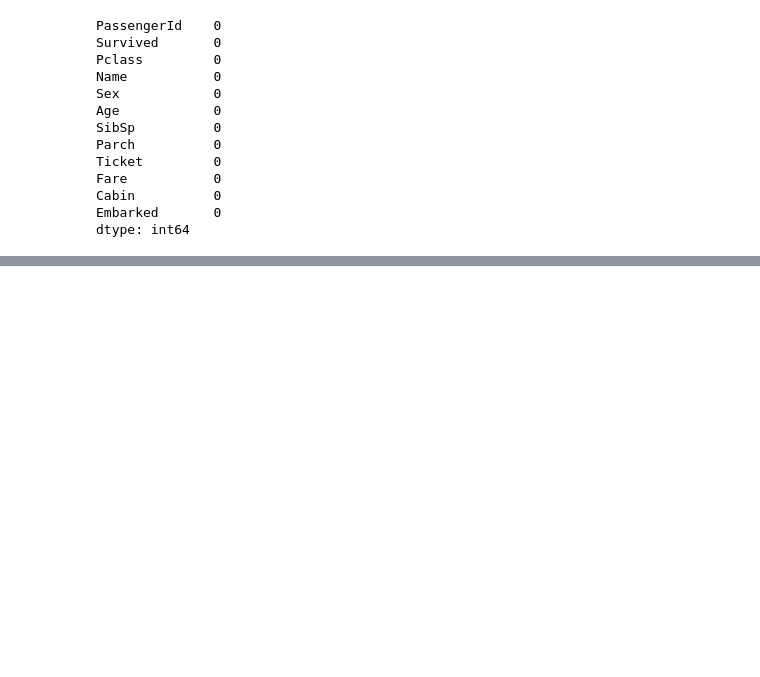
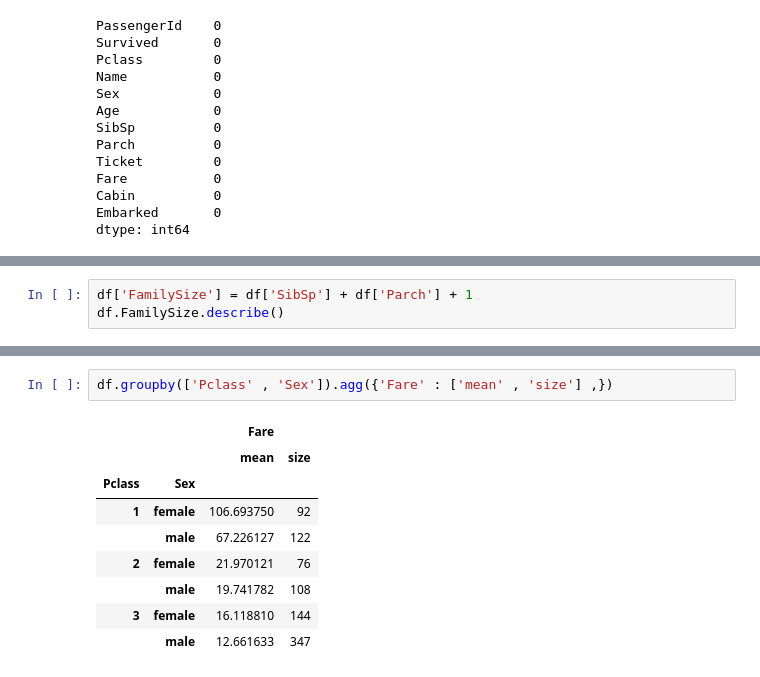
Before and after one commit to Bhavik-Sanghar/Python_practice, a Jupyter notebook: pandas.ipynb, the cells around one changed output, grey strips where cells are left out. Drawn from its saved outputs; the diff is of its cells as text; blank space fills up the shorter version.

```diff
--- a/pandas.ipynb
+++ b/pandas.ipynb
@@ -366,0 +462,3 @@ dtype: int64
+# %%
+df['FamilySize'] = df['SibSp'] + df['Parch'] + 1
+df.FamilySize.describe()
@@ -366,0 +503,12 @@ dtype: int64
+# %%
+df.groupby(['Pclass' , 'Sex']).agg({'Fare' : ['mean' , 'size'] ,})
+# %% [output]
+|  |  | Fare |  |
+|  |  | mean | size |
+| Pclass | Sex |  |  |
+| 1 | female | 106.693750 | 92 |
+|  | male | 67.226127 | 122 |
+| 2 | female | 21.970121 | 76 |
+|  | male | 19.741782 | 108 |
+| 3 | female | 16.118810 | 144 |
+|  | male | 12.661633 | 347 |
```
Also changed, not shown: parts of 18 cells of this notebook, 2 other files.
